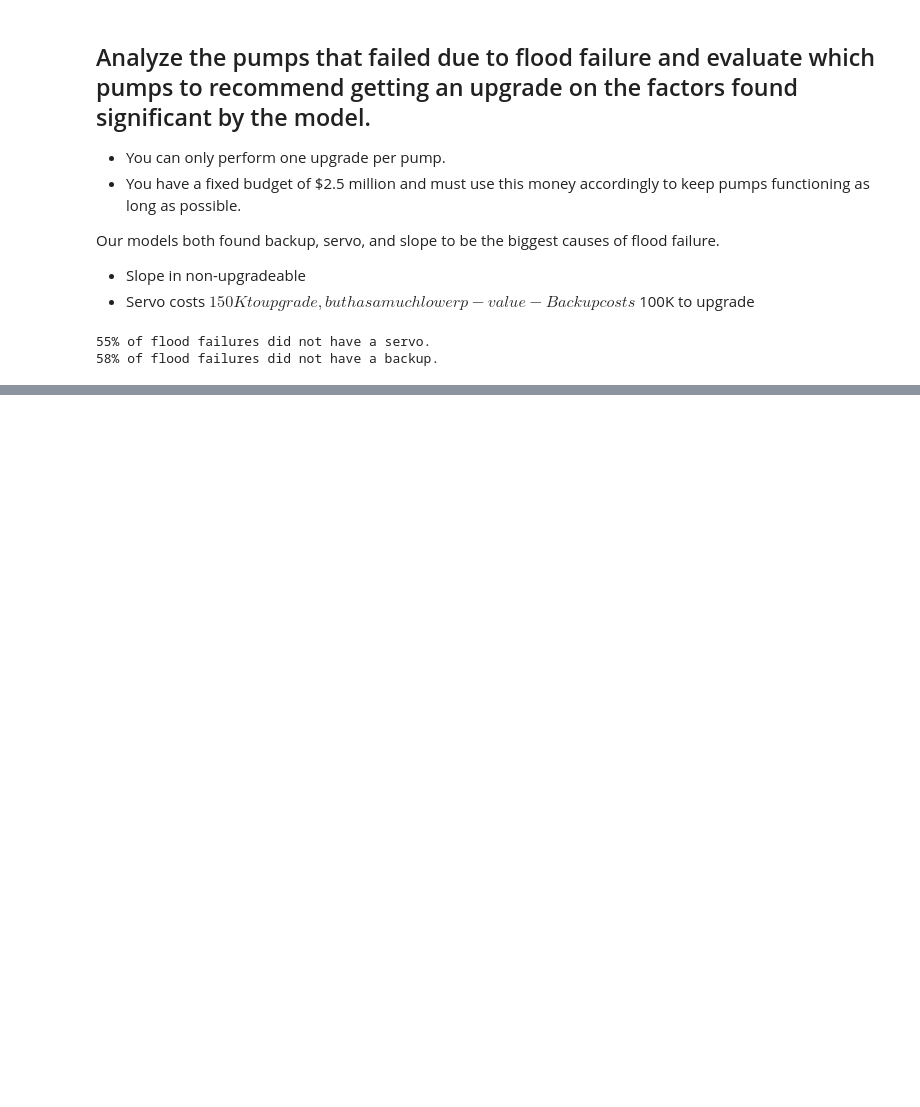
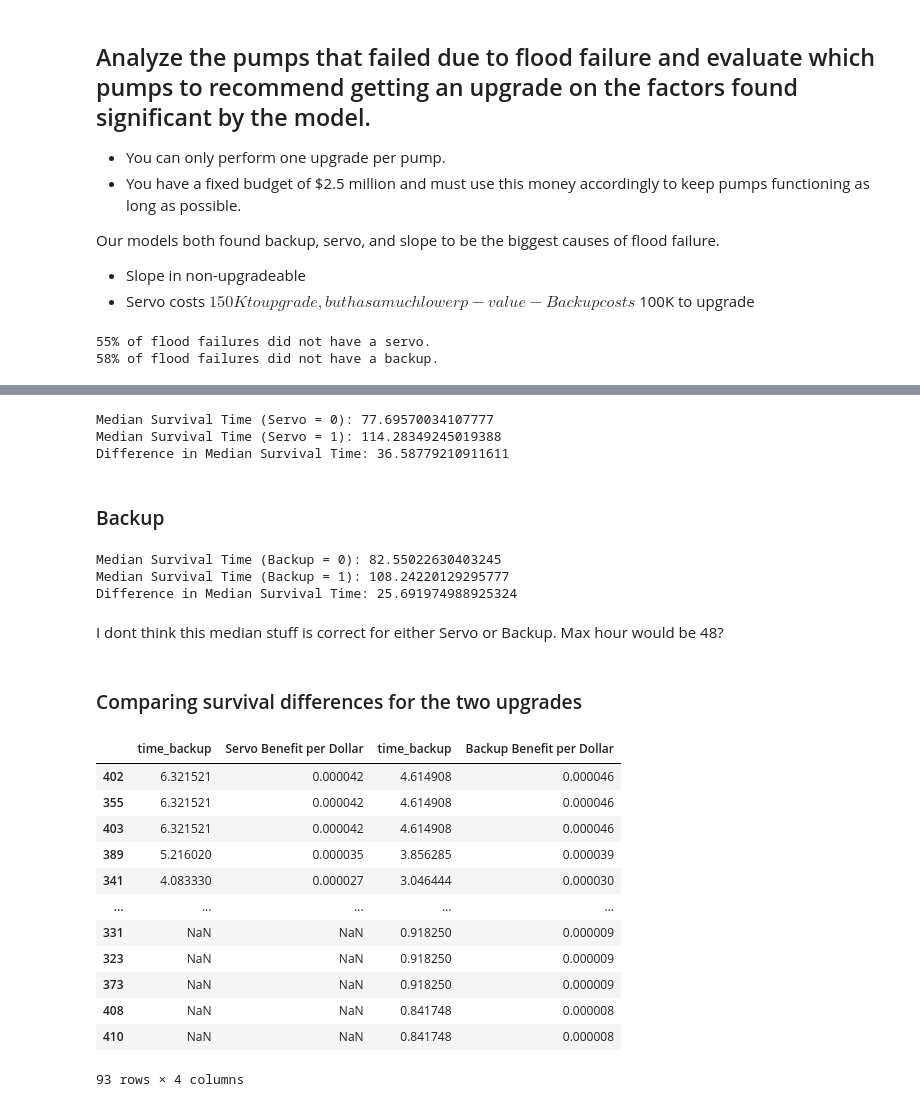
Before and after one commit to SterlingHayden/Survival-Analysis, a Jupyter notebook: HW/HW-02/HW-02.ipynb, the cells around one changed output, grey strips where cells are left out. Drawn from its saved outputs; the diff is of its cells as text; code cells hidden in the pictures; blank space fills up the shorter version.

```diff
--- a/HW/HW-02/HW-02.ipynb
+++ b/HW/HW-02/HW-02.ipynb
@@ -289,0 +298,8 @@ print(f"{1-df_flood[(df_flood['flood']==1)]['backup'].mean():.0%}", "of flood fa
+# %%
+nonupgraded_servo =aft_Weibull.predict_survival_function(df_historic_fail_servo)
+upgraded_servo =aft_Weibull.predict_survival_function(df_historic_fail_servo_upgrade)
+survival_diff = upgraded_servo - nonupgraded_servo
+#survival_diff.iloc[47,:]
+servo_time_diff = survival_diff.sum().sort_values(ascending=False)
+servo_time_diff_df = pd.DataFrame(servo_time_diff)
+servo_time_diff_df
@@ -289,0 +320,17 @@ print(f"{1-df_flood[(df_flood['flood']==1)]['backup'].mean():.0%}", "of flood fa
+# %%
+predicted_durations_0 = aft_Weibull.predict_median(df_historic_fail_servo)
+median_survival_time_0 = predicted_durations_0.median()
+
+predicted_durations_1 = aft_Weibull.predict_median(df_historic_fail_servo_upgrade)
+median_survival_time_1 = predicted_durations_1.median()
+
+# Step 3: Compare the median survival times
+print("Median Survival Time (Servo = 0):", median_survival_time_0)
+print("Median Survival Time (Servo = 1):", median_survival_time_1)
+print("Difference in Median Survival Time:", median_survival_time_1 - median_survival_time_0)
+# %% [output]
+Median Survival Time (Servo = 0): 77.69570034107777
+Median Survival Time (Servo = 1): 114.28349245019388
+Difference in Median Survival Time: 36.58779210911611
+# %% [markdown]
+### Backup
@@ -289,0 +357,50 @@ print(f"{1-df_flood[(df_flood['flood']==1)]['backup'].mean():.0%}", "of flood fa
+# %%
+# Predict the median survival durations for the non-upgraded backup (backup = 0)
+predicted_durations_0 = aft_Weibull.predict_median(df_historic_fail_backup)
+median_survival_time_0 = predicted_durations_0.median()
+
+# Predict the median survival durations for the upgraded backup (backup = 1)
+predicted_durations_1 = aft_Weibull.predict_median(df_historic_fail_backup_upgrade)
+median_survival_time_1 = predicted_durations_1.median()
+
+# Step 3: Compare the median survival times
+print("Median Survival Time (Backup = 0):", median_survival_time_0)
+print("Median Survival Time (Backup = 1):", median_survival_time_1)
+print("Difference in Median Survival Time:", median_survival_time_1 - median_survival_time_0)
+# %% [output]
+Median Survival Time (Backup = 0): 82.55022630403245
+Median Survival Time (Backup = 1): 108.24220129295777
+Difference in Median Survival Time: 25.691974988925324
+# %% [markdown]
+I dont think this median stuff is correct for either Servo or Backup. Max hour would be 48?
+# %% [markdown]
+### Comparing survival differences for the two upgrades
+# %%
+servo_cost = 150000
+backup_cost = 100000
+
+# Calculate the benefit per dollar for each upgrade type and add them as new columns
+servo_time_diff_df['Servo Benefit per Dollar'] = servo_time_diff / servo_cost
+backup_time_diff_df['Backup Benefit per Dollar'] = backup_time_diff / backup_cost
+combined_df = pd.concat([servo_time_diff_df, backup_time_diff_df], axis=1)
+combined_df.rename(columns={
+    combined_df.columns[0]: 'time_servo',
+    combined_df.columns[1]: 'Servo Benefit per Dollar',
+    combined_df.columns[2]: 'time_backup',
+    combined_df.columns[3]: 'Backup Benefit per Dollar'
+}, inplace=True)
+combined_df
+# %% [output]
+|  | time_backup | Servo Benefit per Dollar | time_backup | Backup Benefit per Dollar |
+| 402 | 6.321521 | 0.000042 | 4.614908 | 0.000046 |
+| 355 | 6.321521 | 0.000042 | 4.614908 | 0.000046 |
+| 403 | 6.321521 | 0.000042 | 4.614908 | 0.000046 |
+| 389 | 5.216020 | 0.000035 | 3.856285 | 0.000039 |
+| 341 | 4.083330 | 0.000027 | 3.046444 | 0.000030 |
+| ... | ... | ... | ... | ... |
+| 331 | NaN | NaN | 0.918250 | 0.000009 |
+| 323 | NaN | NaN | 0.918250 | 0.000009 |
+| 373 | NaN | NaN | 0.918250 | 0.000009 |
+| 408 | NaN | NaN | 0.841748 | 0.000008 |
+| 410 | NaN | NaN | 0.841748 | 0.000008 |
+93 rows × 4 columns
```
Also changed, not shown: parts of 14 cells of this notebook.
